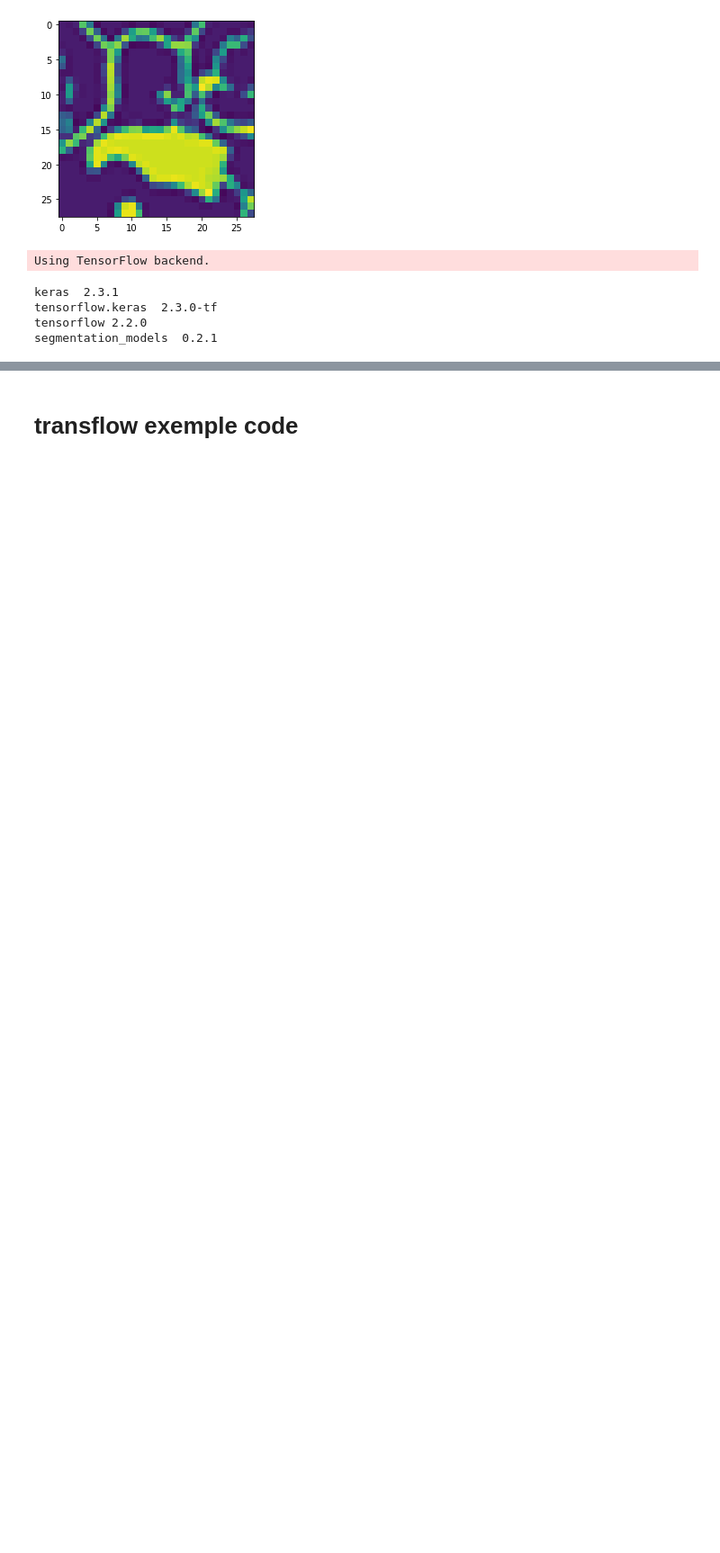
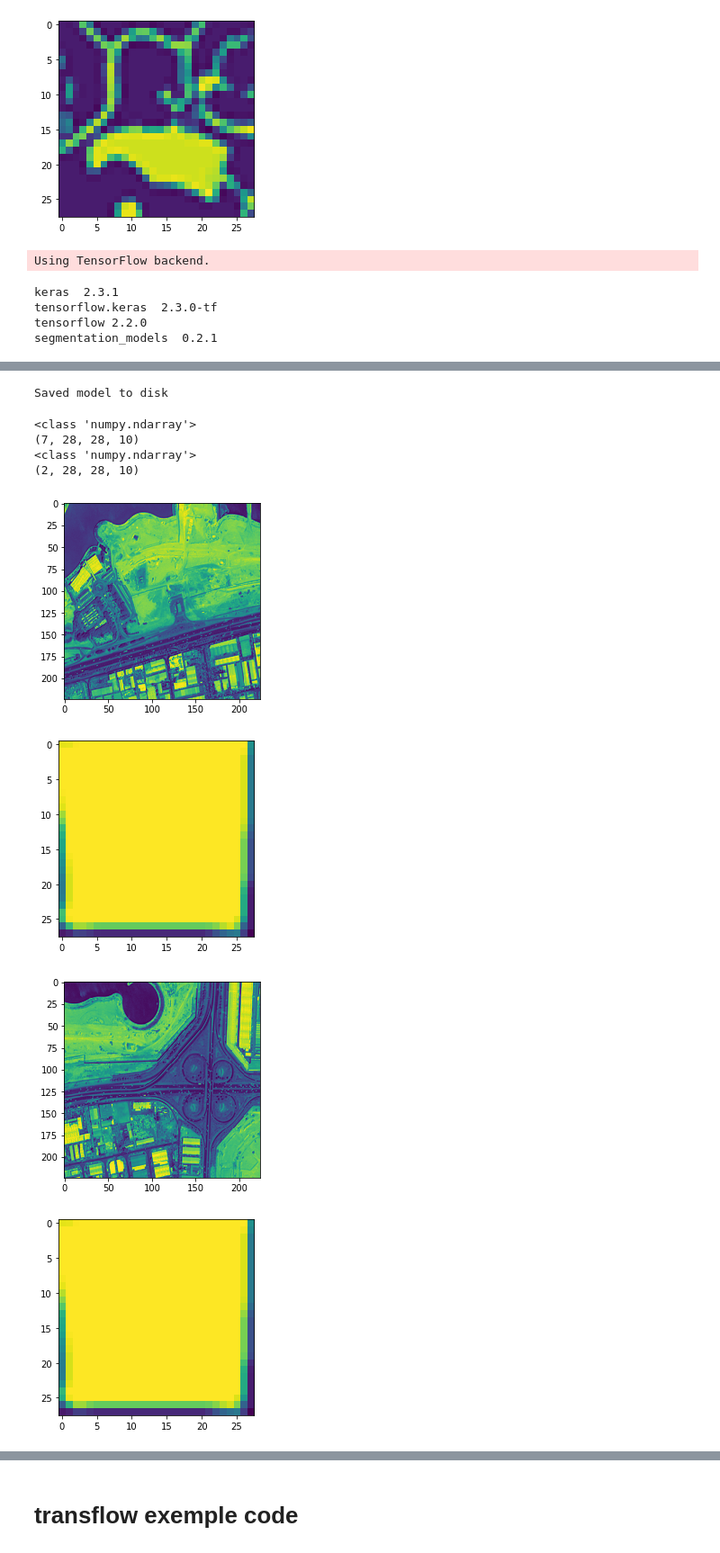
Before and after one commit to AmiraBelkis/Classif_urban, a Jupyter notebook: Script.ipynb, the cells around one changed output, grey strips where cells are left out. Shown at 90% size. Cells and saved outputs as stored; diff of their text form; code cells hidden in the pictures; blank space fills up the shorter version.

```diff
--- a/Script.ipynb
+++ b/Script.ipynb
@@ -166,26 +179,30 @@ X_test = preprocess_input(X_test)
 # %%
 from keras.layers import Reshape
 N = X_train.shape[-1]
+
 base_model = Unet(backbone_name='resnet34', encoder_weights='imagenet')
 
 input_base_model = Input(shape=(224, 224, N))
 
-l1 = Conv2D(3, (1, 1))(inp)
+l1 = Conv2D(3, (1, 1))(input_base_model)
 
 out = base_model(l1)
-
+print(type(out))
 x1 = Conv2D(10, kernel_size =3,strides=2,padding = "same", activation="relu")(out)
-x1 =layers.BatchNormalization()
-
+#x1 = tf.keras.layers.BatchNormalization()
+#print(type(x1))
+print(x1) # shape = shape=(None, 112, 112, 10)
 x2= Conv2D(10, kernel_size=3,strides=2,padding = "same", activation="relu")(x1)
-x2 =layers.BatchNormalization()
-
+#x2 = tf.keras.layers.BatchNormalization()
+print(x2.shape)
 x3 = Conv2D(10, kernel_size=3,strides=2,padding = "same", activation="relu")(x2)
-x3 =layers.BatchNormalization()
-
+#x3 = tf.keras.layers.BatchNormalization()
+print(x3.shape)
+"""
 x4 = Conv2D(1, kernel_size=2,strides=2,padding = "same", activation="relu")(x3)
-
-x_out = Reshape((28,28))(x4)
+print(type(x4))
+print(x4.shape)"""
+x_out = Reshape((28,28,10))(x3)
 
 model = Model(input_base_model, x_out, name=base_model.name)
 # %% [output]
@@ -197,9 +217,9 @@ def dice_coefficient(y_true, y_pred):
     return numerator / (denominator + tf.keras.backend.epsilon())
 
 def loss(y_true, y_pred):
-    return binary_crossentropy(y_true, y_pred) - tf.log(dice_coefficient(y_true, y_pred) + tf.keras.backend.epsilon())
+    return binary_crossentropy(y_true, y_pred) - tf.math.log(dice_coefficient(y_true, y_pred) + tf.keras.backend.epsilon())
 
 model.compile(optimizer='sgd', loss=loss, metrics=[dice_coefficient])
 
 model.fit(X_train,y_train,batch_size=32,epochs=30,validation_data=(X_test, y_test))
-model.evaluate(x_test, y_test)
+model.evaluate(X_test, y_test)
@@ -211,6 +250,8 @@ with open("model.json", "w") as json_file:
     json_file.write(model_json)
 model.save_weights("model.h5")
 print("Saved model to disk")
+# %% [output]
+Saved model to disk
 # %%
 training_pred = model.predict(X_train)
 testing_pred = model.predict(X_test)
@@ -231,0 +273,26 @@ def prediction(X, y, pred, k=None):
+# %%
+print(type(training_pred))
+print(training_pred.shape)
+
+print(type(testing_pred))
+print(testing_pred.shape)
+# %% [output]
+<class 'numpy.ndarray'>
+(7, 28, 28, 10)
+<class 'numpy.ndarray'>
+(2, 28, 28, 10)
+# %%
+# displaying our training set
+from matplotlib import pyplot as plt
+for i in range(0,2):
+  im = X[i+7,:,:,0]
+  mask = training_pred[i,:,:,0]
+  plt.imshow(im, interpolation='nearest')
+  plt.show()
+  plt.imshow(mask, interpolation='nearest')
+  plt.show()
+# %% [output]
+[figure, added]
+[figure, added]
+[figure, added]
+[figure, added]
```
Also changed, not shown: parts of 5 cells of this notebook.
